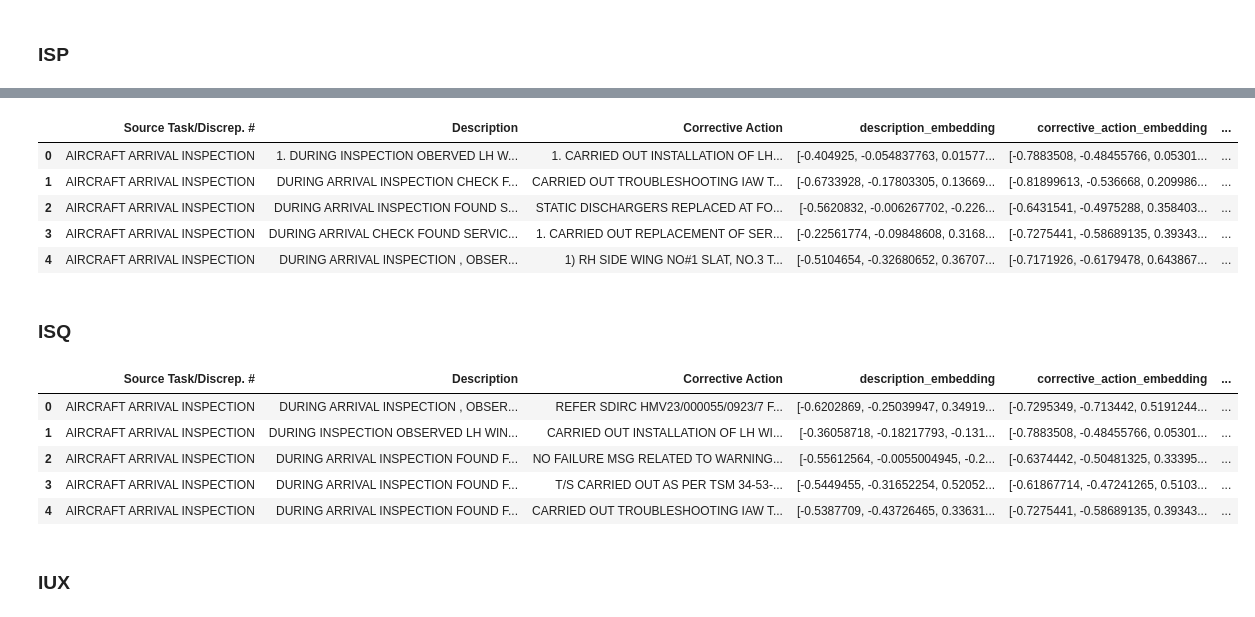
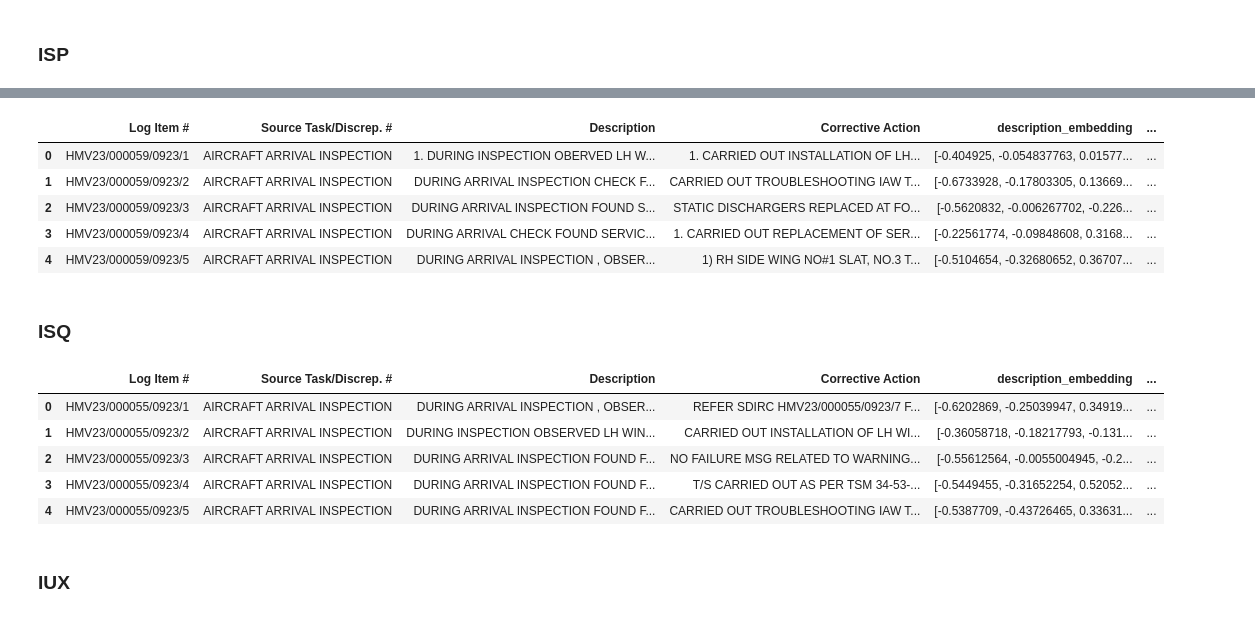
Before and after one commit to ranjithnrjk/gmr, a Jupyter notebook: flight_maintenance.ipynb, the cells around one changed output, grey strips where cells are left out. Drawn from its saved outputs; the diff is of its cells as text; code cells hidden in the pictures.

```diff
--- a/flight_maintenance.ipynb
+++ b/flight_maintenance.ipynb
@@ -192,14 +199,14 @@ df_isp_irc['description_embedding'] = grouped_df_Description.explode().tolist()
 df_isp_irc['corrective_action_embedding'] = grouped_df_Corrective_Action.explode().tolist()
 df_isp_irc['description_correction_embedding'] = grouped_df_description_correction.explode().tolist()
 # %%
-df_isp_irc[['Source Task/Discrep. #', 'Description', 'Corrective Action', 'description_embedding', 'corrective_action_embedding', 'description_correction_embedding']].head()
+df_isp_irc[['Log Item #', 'Source Task/Discrep. #', 'Description', 'Corrective Action', 'description_embedding', 'corrective_action_embedding', 'description_correction_embedding']].head()
 # %% [output]
-|  | Source Task/Discrep. # | Description | Corrective Action | description_embedding | corrective_action_embedding | ... |
-| 0 | AIRCRAFT ARRIVAL INSPECTION | 1. DURING INSPECTION OBERVED LH W... | 1. CARRIED OUT INSTALLATION OF LH... | [-0.404925, -0.054837763, 0.01577... | [-0.7883508, -0.48455766, 0.05301... | ... |
-| 1 | AIRCRAFT ARRIVAL INSPECTION | DURING ARRIVAL INSPECTION CHECK F... | CARRIED OUT TROUBLESHOOTING IAW T... | [-0.6733928, -0.17803305, 0.13669... | [-0.81899613, -0.536668, 0.209986... | ... |
-| 2 | AIRCRAFT ARRIVAL INSPECTION | DURING ARRIVAL INSPECTION FOUND S... | STATIC DISCHARGERS REPLACED AT FO... | [-0.5620832, -0.006267702, -0.226... | [-0.6431541, -0.4975288, 0.358403... | ... |
-| 3 | AIRCRAFT ARRIVAL INSPECTION | DURING ARRIVAL CHECK FOUND SERVIC... | 1. CARRIED OUT REPLACEMENT OF SER... | [-0.22561774, -0.09848608, 0.3168... | [-0.7275441, -0.58689135, 0.39343... | ... |
-| 4 | AIRCRAFT ARRIVAL INSPECTION | DURING ARRIVAL INSPECTION , OBSER... | 1) RH SIDE WING NO#1 SLAT, NO.3 T... | [-0.5104654, -0.32680652, 0.36707... | [-0.7171926, -0.6179478, 0.643867... | ... |
+|  | Log Item # | Source Task/Discrep. # | Description | Corrective Action | description_embedding | ... |
+| 0 | HMV23/000059/0923/1 | AIRCRAFT ARRIVAL INSPECTION | 1. DURING INSPECTION OBERVED LH W... | 1. CARRIED OUT INSTALLATION OF LH... | [-0.404925, -0.054837763, 0.01577... | ... |
+| 1 | HMV23/000059/0923/2 | AIRCRAFT ARRIVAL INSPECTION | DURING ARRIVAL INSPECTION CHECK F... | CARRIED OUT TROUBLESHOOTING IAW T... | [-0.6733928, -0.17803305, 0.13669... | ... |
+| 2 | HMV23/000059/0923/3 | AIRCRAFT ARRIVAL INSPECTION | DURING ARRIVAL INSPECTION FOUND S... | STATIC DISCHARGERS REPLACED AT FO... | [-0.5620832, -0.006267702, -0.226... | ... |
+| 3 | HMV23/000059/0923/4 | AIRCRAFT ARRIVAL INSPECTION | DURING ARRIVAL CHECK FOUND SERVIC... | 1. CARRIED OUT REPLACEMENT OF SER... | [-0.22561774, -0.09848608, 0.3168... | ... |
+| 4 | HMV23/000059/0923/5 | AIRCRAFT ARRIVAL INSPECTION | DURING ARRIVAL INSPECTION , OBSER... | 1) RH SIDE WING NO#1 SLAT, NO.3 T... | [-0.5104654, -0.32680652, 0.36707... | ... |
 # %% [markdown]
 ### ISQ
 # %%
@@ -212,14 +219,14 @@ df_isq_irc['description_embedding'] = grouped_df_Description.explode().tolist()
 df_isq_irc['corrective_action_embedding'] = grouped_df_Corrective_Action.explode().tolist()
 df_isq_irc['description_correction_embedding'] = grouped_df_description_correction.explode().tolist()
 # %%
-df_isq_irc[['Source Task/Discrep. #', 'Description', 'Corrective Action', 'description_embedding', 'corrective_action_embedding', 'description_correction_embedding']].head()
+df_isq_irc[['Log Item #', 'Source Task/Discrep. #', 'Description', 'Corrective Action', 'description_embedding', 'corrective_action_embedding', 'description_correction_embedding']].head()
 # %% [output]
-|  | Source Task/Discrep. # | Description | Corrective Action | description_embedding | corrective_action_embedding | ... |
-| 0 | AIRCRAFT ARRIVAL INSPECTION | DURING ARRIVAL INSPECTION , OBSER... | REFER SDIRC HMV23/000055/0923/7 F... | [-0.6202869, -0.25039947, 0.34919... | [-0.7295349, -0.713442, 0.5191244... | ... |
-| 1 | AIRCRAFT ARRIVAL INSPECTION | DURING INSPECTION OBSERVED LH WIN... | CARRIED OUT INSTALLATION OF LH WI... | [-0.36058718, -0.18217793, -0.131... | [-0.7883508, -0.48455766, 0.05301... | ... |
-| 2 | AIRCRAFT ARRIVAL INSPECTION | DURING ARRIVAL INSPECTION FOUND F... | NO FAILURE MSG RELATED TO WARNING... | [-0.55612564, -0.0055004945, -0.2... | [-0.6374442, -0.50481325, 0.33395... | ... |
-| 3 | AIRCRAFT ARRIVAL INSPECTION | DURING ARRIVAL INSPECTION FOUND F... | T/S CARRIED OUT AS PER TSM 34-53-... | [-0.5449455, -0.31652254, 0.52052... | [-0.61867714, -0.47241265, 0.5103... | ... |
-| 4 | AIRCRAFT ARRIVAL INSPECTION | DURING ARRIVAL INSPECTION FOUND F... | CARRIED OUT TROUBLESHOOTING IAW T... | [-0.5387709, -0.43726465, 0.33631... | [-0.7275441, -0.58689135, 0.39343... | ... |
+|  | Log Item # | Source Task/Discrep. # | Description | Corrective Action | description_embedding | ... |
+| 0 | HMV23/000055/0923/1 | AIRCRAFT ARRIVAL INSPECTION | DURING ARRIVAL INSPECTION , OBSER... | REFER SDIRC HMV23/000055/0923/7 F... | [-0.6202869, -0.25039947, 0.34919... | ... |
+| 1 | HMV23/000055/0923/2 | AIRCRAFT ARRIVAL INSPECTION | DURING INSPECTION OBSERVED LH WIN... | CARRIED OUT INSTALLATION OF LH WI... | [-0.36058718, -0.18217793, -0.131... | ... |
+| 2 | HMV23/000055/0923/3 | AIRCRAFT ARRIVAL INSPECTION | DURING ARRIVAL INSPECTION FOUND F... | NO FAILURE MSG RELATED TO WARNING... | [-0.55612564, -0.0055004945, -0.2... | ... |
+| 3 | HMV23/000055/0923/4 | AIRCRAFT ARRIVAL INSPECTION | DURING ARRIVAL INSPECTION FOUND F... | T/S CARRIED OUT AS PER TSM 34-53-... | [-0.5449455, -0.31652254, 0.52052... | ... |
+| 4 | HMV23/000055/0923/5 | AIRCRAFT ARRIVAL INSPECTION | DURING ARRIVAL INSPECTION FOUND F... | CARRIED OUT TROUBLESHOOTING IAW T... | [-0.5387709, -0.43726465, 0.33631... | ... |
 # %% [markdown]
 ### IUX
 # %%
```
Also changed, not shown: parts of 22 cells of this notebook, 4 other files.
